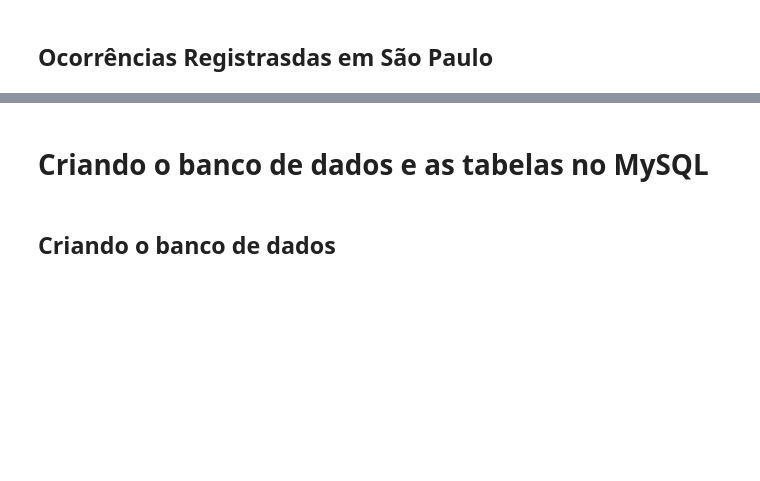
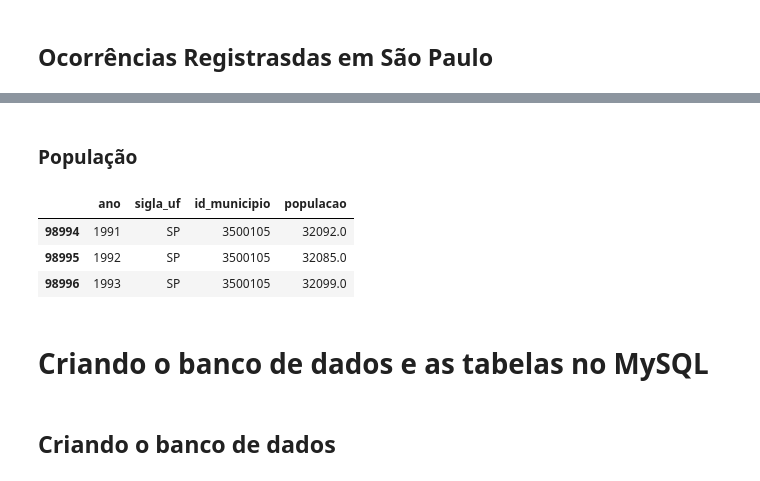
Before and after one commit to BrunoFornaro/A2-BD-2021, a Jupyter notebook: populando_mysql.ipynb, the cells around one changed output, grey strips where cells are left out. Saved outputs shown, nothing was run; the diff lists cells and outputs as text; code cells hidden in the pictures; blank space fills up the shorter version.

Commit message:
Tabela de população adicionada

```diff
--- a/populando_mysql.ipynb
+++ b/populando_mysql.ipynb
@@ -162,5 +150,17 @@ ocorrencias_sp.head(3)
 # %%
 # fluxo_escolar["prop_aprovados_anos_inciais_ef"].apply(lambda x: np.isnan(x)).sum()
+# %% [markdown]
+### População
+# %%
+populacao_brasil = pd.read_csv('.//bases_de_dados//municipio.csv')
+populacao_sp = populacao_brasil[populacao_brasil["id_municipio"].isin(geometria.index.astype(int))].copy()
+
+populacao_sp.head(3)
+# %% [output]
+|  | ano | sigla_uf | id_municipio | populacao |
+| 98994 | 1991 | SP | 3500105 | 32092.0 |
+| 98995 | 1992 | SP | 3500105 | 32085.0 |
+| 98996 | 1993 | SP | 3500105 | 32099.0 |
 # %% [markdown]
 # Criando o banco de dados e as tabelas no MySQL
 # %% [markdown]
```
Also changed, not shown: parts of 11 cells of this notebook, 2 other files.
